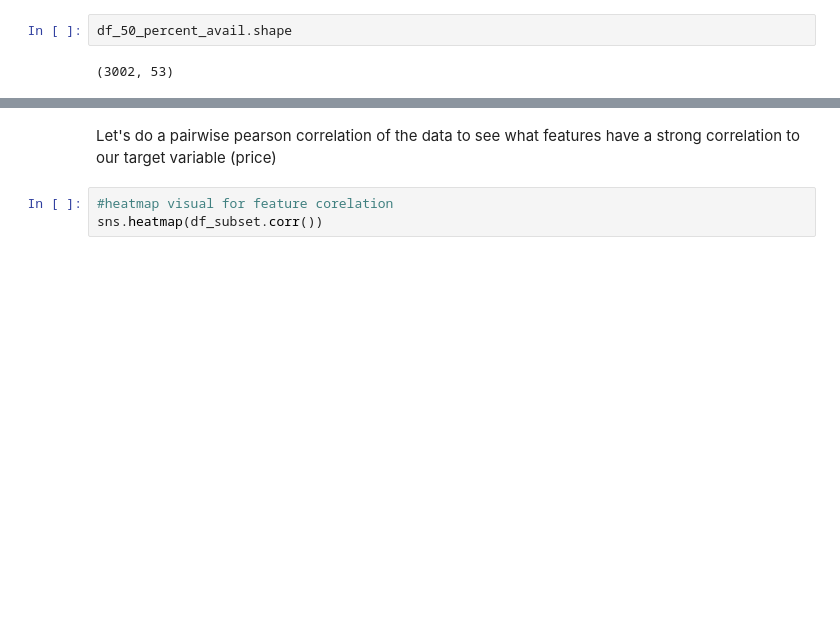
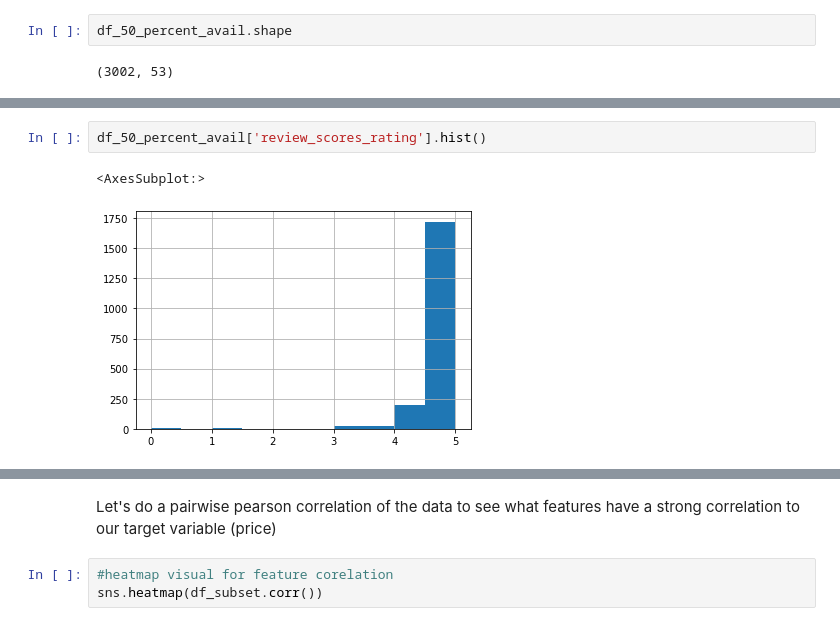
Before and after one commit to mgfos207/Springboard, a Jupyter notebook: Module 16/16.3/preprocessing.ipynb, the cells around one changed output, grey strips where cells are left out. Drawn from its saved outputs; the diff is of its cells as text; blank space fills up the shorter version.

```diff
--- a/Module 16/16.3/preprocessing.ipynb
+++ b/Module 16/16.3/preprocessing.ipynb
@@ -217,0 +225,5 @@ plt.show()
+# %%
+df_50_percent_avail['review_scores_rating'].hist()
+# %% [output]
+<AxesSubplot:>
+[figure, added]
```
Also changed, not shown: parts of 41 cells of this notebook.
